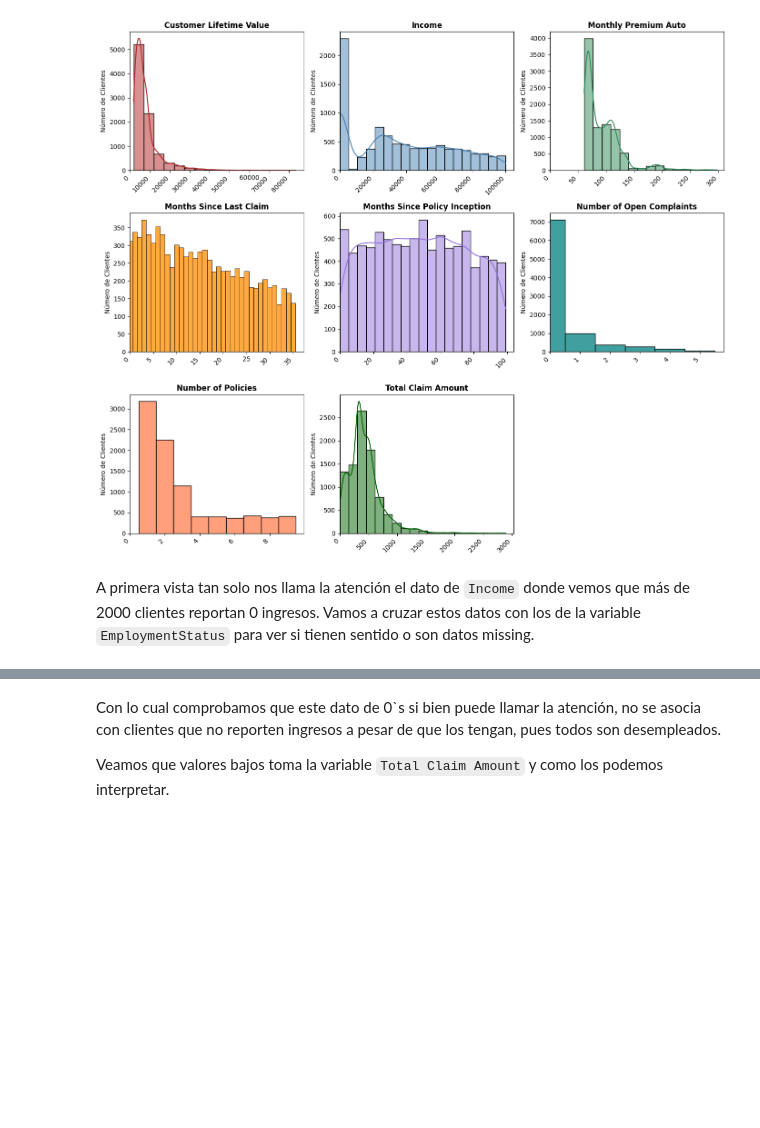
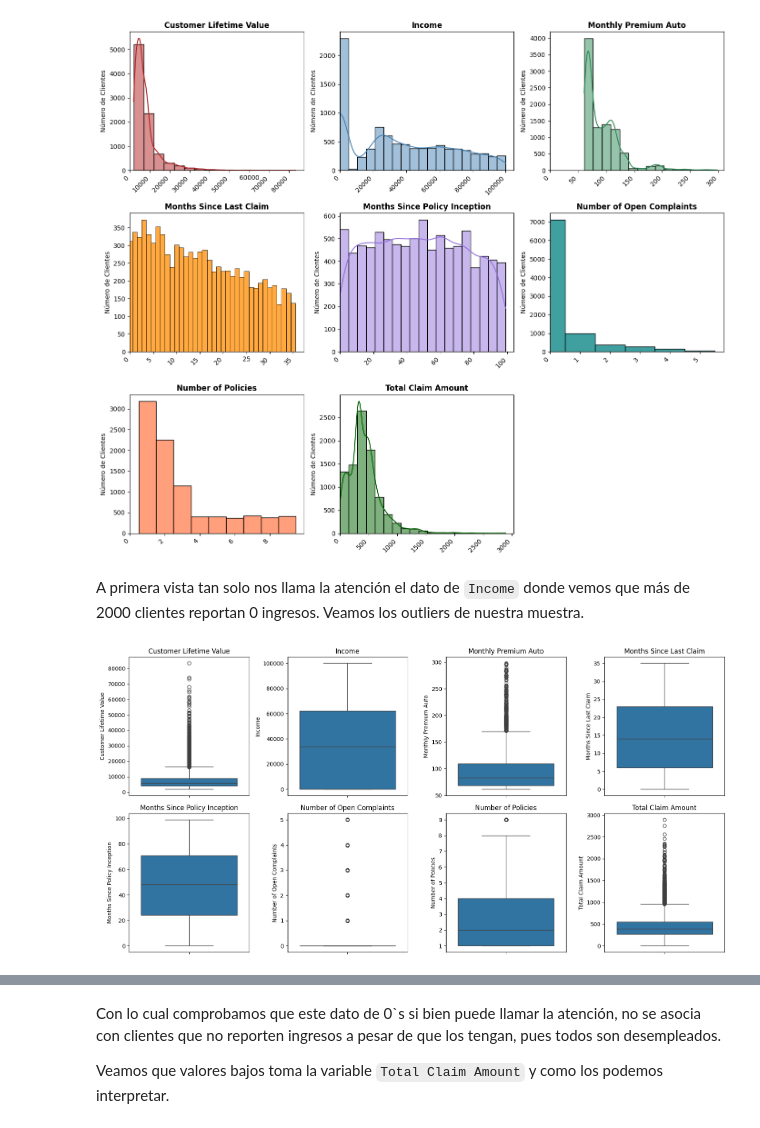
Before and after one commit to diegooperezz/actuarial-bnn-reserving, a Jupyter notebook: notebooks/01_eda_limpieza.ipynb, the cells around one changed output, grey strips where cells are left out. Cells and saved outputs as stored; diff of their text form; code cells hidden in the pictures; blank space fills up the shorter version.

```diff
--- a/notebooks/01_eda_limpieza.ipynb
+++ b/notebooks/01_eda_limpieza.ipynb
@@ -291,4 +362,15 @@ plt.show()
 # %% [output]
 [figure]
 # %% [markdown]
-A primera vista tan solo nos llama la atención el dato de `Income` donde vemos que más de 2000 clientes reportan 0 ingresos. Vamos a cruzar estos datos con los de la variable `EmploymentStatus` para ver si tienen sentido o son datos missing.
+A primera vista tan solo nos llama la atención el dato de `Income` donde vemos que más de 2000 clientes reportan 0 ingresos. Veamos los outliers de nuestra muestra.
+# %%
+# Boxplots para detectar outliers
+fig, axes = plt.subplots(2, 4, figsize=(16, 8))
+for i, col in enumerate(numerical_columns):
+    ax = axes[i // 4, i % 4]
+    sns.boxplot(data=df_1, y=col, ax=ax)
+    ax.set_title(col)
+plt.tight_layout()
+plt.show()
+# %% [output]
+[figure, added]
```
Also changed, not shown: parts of 18 cells of this notebook.
